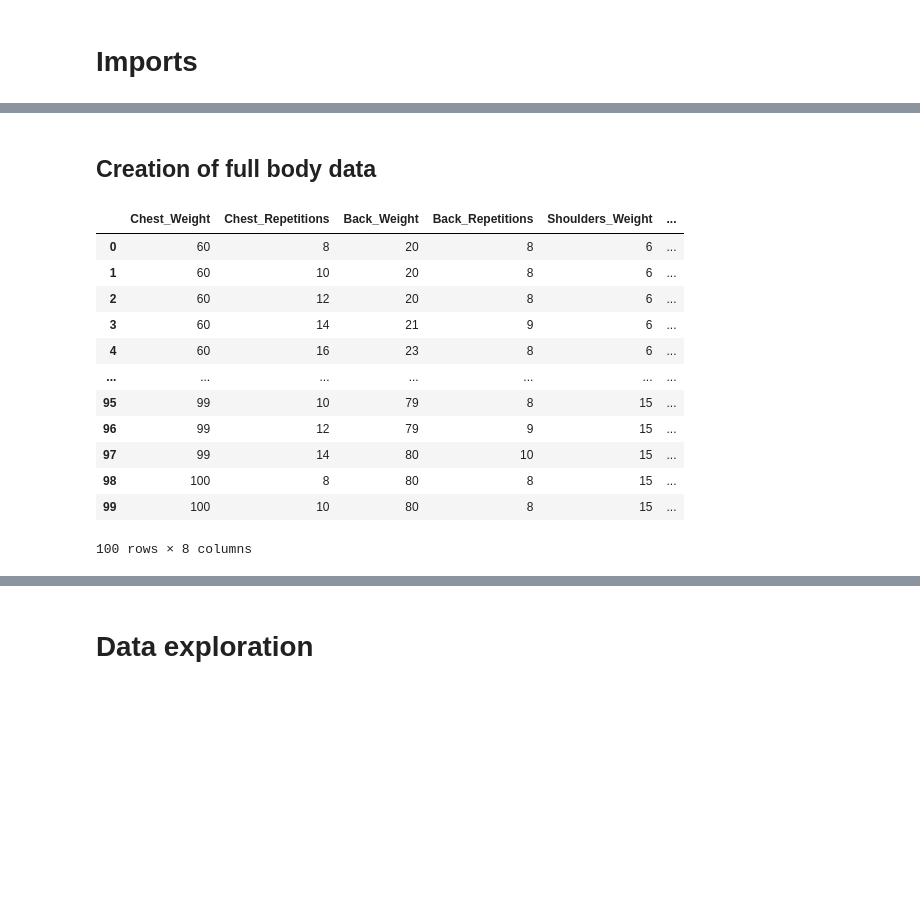
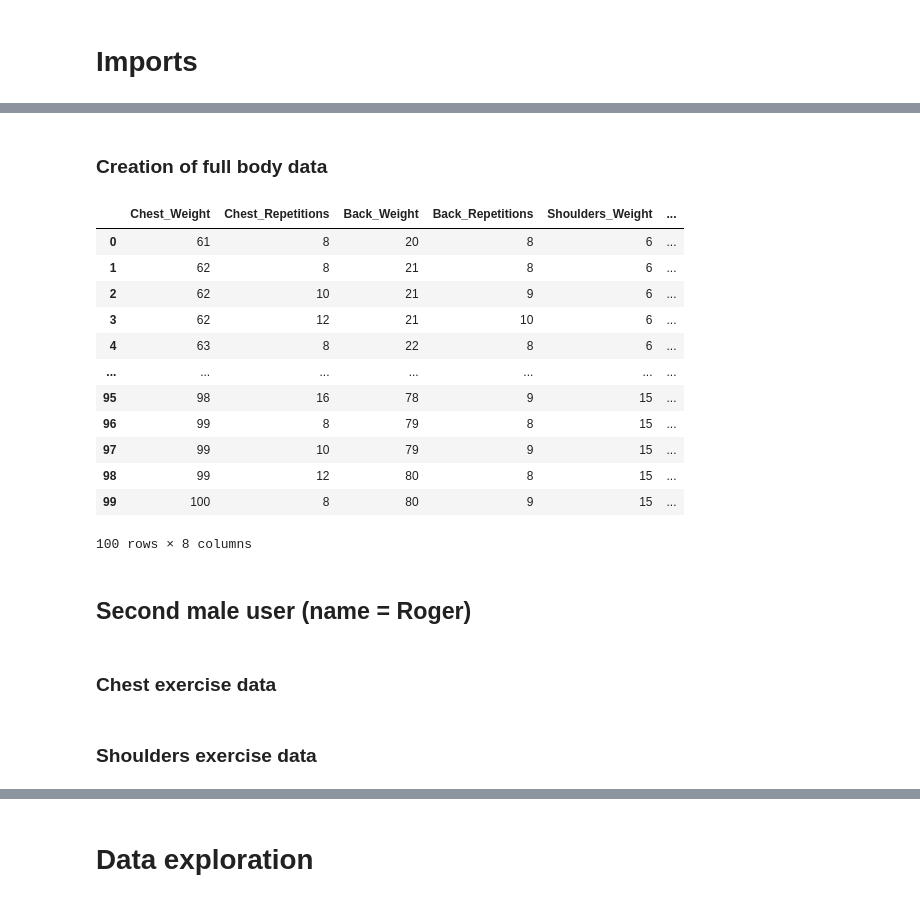
Before and after one commit to Clement733/workout_planner, a Jupyter notebook: data_improvement.ipynb, the cells around one changed output, grey strips where cells are left out. Drawn from its saved outputs; the diff is of its cells as text; code cells hidden in the pictures; blank space fills up the shorter version.

Commit message:
Added two male users

```diff
--- a/data_improvement.ipynb
+++ b/data_improvement.ipynb
@@ -47,14 +49,14 @@ df_shoulders_improve = pd.DataFrame({'Shoulders_Weight': shoulders, 'Shoulders_R
 # %%
-legs = np.random.randint(60, 121, num_values)
-legs = np.sort(legs)
+legs_fm = np.random.randint(60, 121, num_values)
+legs_fm = np.sort(legs_fm)
 # %%
-rep_legs = []
+rep_legs_fm = []
 rep_count = {}
-for repetition in legs:
+for repetition in legs_fm:
     if repetition not in rep_count:
         rep_count[repetition] = 8
     else:
         rep_count[repetition] += 1
-    rep_legs.append(rep_count[repetition])
-df_legs_improve = pd.DataFrame({'Legs_Weight': legs, 'Legs_Repetitions': rep_legs})
+    rep_legs_fm.append(rep_count[repetition])
+df_legs_fm = pd.DataFrame({'Legs_Weight': legs_fm, 'Legs_Repetitions': rep_legs_fm})
 # %% [markdown]
@@ -62,15 +64,15 @@ df_legs_improve = pd.DataFrame({'Legs_Weight': legs, 'Legs_Repetitions': rep_leg
 # %%
-back = np.random.randint(20, 81, num_values)
-back = np.sort(back)
+back_fm = np.random.randint(20, 81, num_values)
+back_fm = np.sort(back_fm)
 # %%
-rep_back = []
+rep_back_fm = []
 rep_count = {}
-for repetition in legs:
+for repetition in back_fm:
     if repetition not in rep_count:
         rep_count[repetition] = 8
     else:
         rep_count[repetition] += 1
-    rep_back.append(rep_count[repetition])
-df_back_improve = pd.DataFrame({'Back_Weight': back, 'Back_Repetitions': rep_back})
+    rep_back_fm.append(rep_count[repetition])
+df_back_fm = pd.DataFrame({'Back_Weight': back_fm, 'Back_Repetitions': rep_back_fm})
 # %% [markdown]
-## Creation of full body data
+### Creation of full body data
@@ -79,17 +81,21 @@ list_robert = [chest, rep_chest, shoulders, rep_shoulders, legs, rep_legs, back,
 # %%
-df_improve = pd.concat([df_chest_improve, df_back_improve, df_shoulders_improve, df_legs_improve], axis = 1)
-df_improve
+df_first_male = pd.concat([df_chest_fm, df_back_fm, df_shoulders_fm, df_legs_fm], axis = 1)
+df_first_male
 # %% [output]
 |  | Chest_Weight | Chest_Repetitions | Back_Weight | Back_Repetitions | Shoulders_Weight | ... |
-| 0 | 60 | 8 | 20 | 8 | 6 | ... |
-| 1 | 60 | 10 | 20 | 8 | 6 | ... |
-| 2 | 60 | 12 | 20 | 8 | 6 | ... |
-| 3 | 60 | 14 | 21 | 9 | 6 | ... |
-| 4 | 60 | 16 | 23 | 8 | 6 | ... |
+| 0 | 61 | 8 | 20 | 8 | 6 | ... |
+| 1 | 62 | 8 | 21 | 8 | 6 | ... |
+| 2 | 62 | 10 | 21 | 9 | 6 | ... |
+| 3 | 62 | 12 | 21 | 10 | 6 | ... |
+| 4 | 63 | 8 | 22 | 8 | 6 | ... |
 | ... | ... | ... | ... | ... | ... | ... |
-| 95 | 99 | 10 | 79 | 8 | 15 | ... |
-| 96 | 99 | 12 | 79 | 9 | 15 | ... |
-| 97 | 99 | 14 | 80 | 10 | 15 | ... |
-| 98 | 100 | 8 | 80 | 8 | 15 | ... |
-| 99 | 100 | 10 | 80 | 8 | 15 | ... |
+| 95 | 98 | 16 | 78 | 9 | 15 | ... |
+| 96 | 99 | 8 | 79 | 8 | 15 | ... |
+| 97 | 99 | 10 | 79 | 9 | 15 | ... |
+| 98 | 99 | 12 | 80 | 8 | 15 | ... |
+| 99 | 100 | 8 | 80 | 9 | 15 | ... |
 100 rows × 8 columns
+# %% [markdown]
+## Second male user (name = Roger)
+# %% [markdown]
+### Chest exercise data
@@ -95,0 +114,2 @@ df_improve
+# %% [markdown]
+### Shoulders exercise data
```
Also changed, not shown: parts of 54 cells of this notebook.
